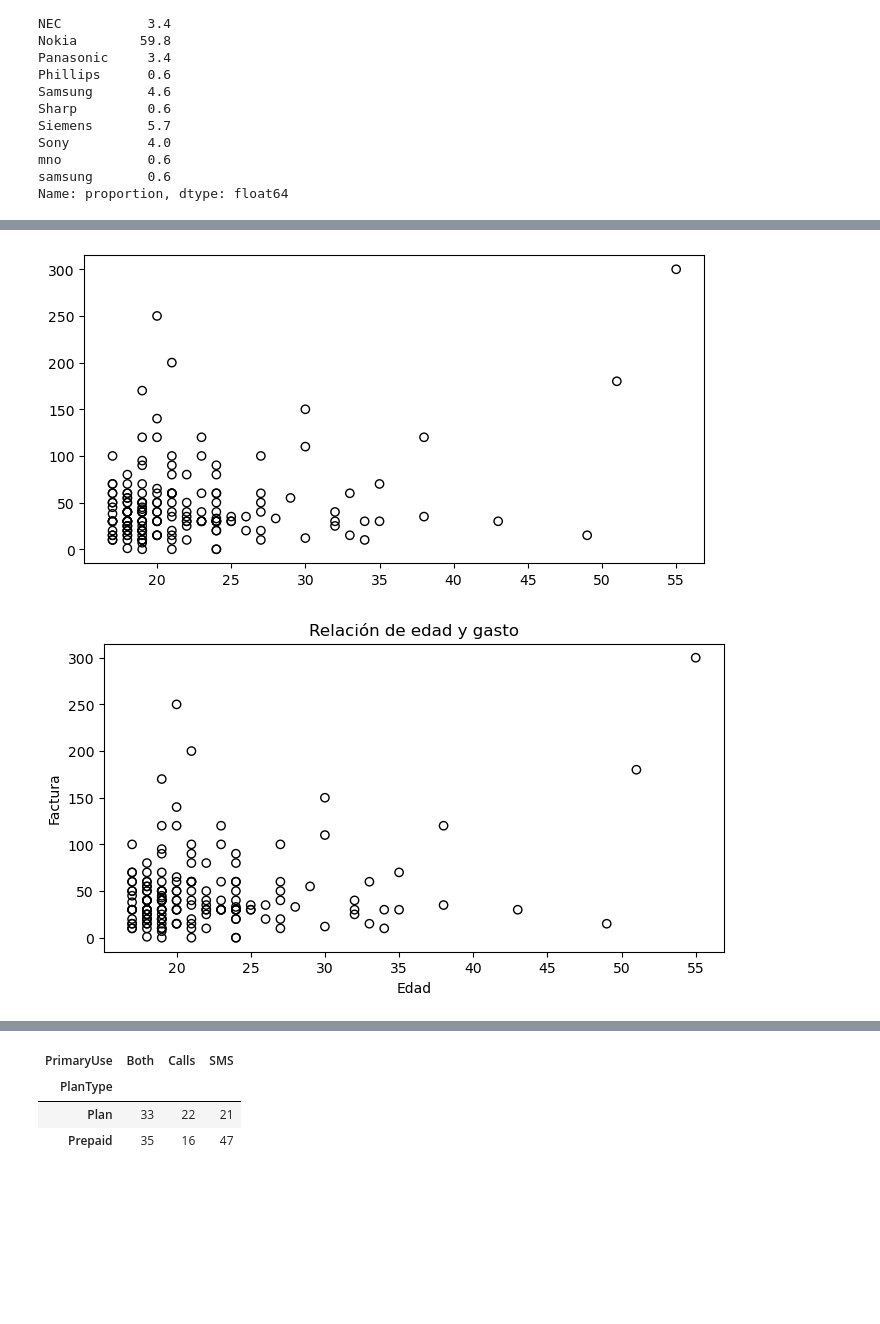
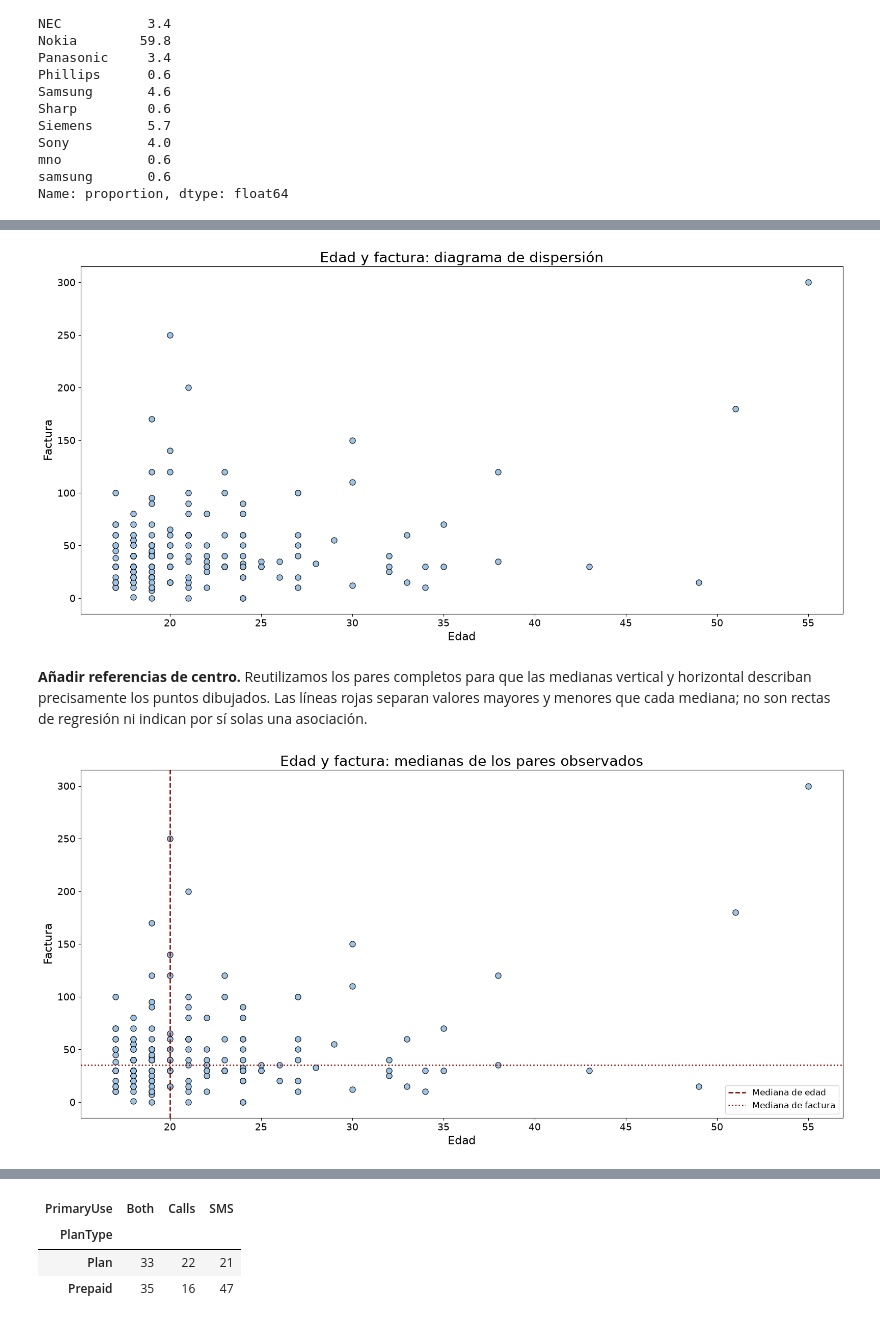
Before and after one commit to guiruha/LaSalle_Estadistica, a Jupyter notebook: sesiones/sesion1/s1.ipynb, the cells around one changed output, grey strips where cells are left out. Drawn from its saved outputs; the diff is of its cells as text; code cells hidden in the pictures; blank space fills up the shorter version.

```diff
--- a/sesiones/sesion1/s1.ipynb
+++ b/sesiones/sesion1/s1.ipynb
@@ -643,8 +774,8 @@ Las columnas de texto se representan como variables categóricas.
 # %%
 datos = pd.read_csv(
-    DATA_PATH / "Mobiles.txt",
-    sep=";", decimal=".", na_values=["NA"], keep_default_na=False,
+    DATA_PATH / 'Mobiles.txt',
+    sep=';', decimal='.', na_values=['NA'], keep_default_na=False,
 )
-for columna in datos.select_dtypes(include="object"):
-    datos[columna] = datos[columna].astype("category")
+for columna in datos.select_dtypes(include=['object', 'str']):
+    datos[columna] = datos[columna].astype('category')
 # %% [markdown]
@@ -685,7 +821,7 @@ También hay campos vacíos que representan datos ausentes. Repetimos la lectura
 # %%
 datos = pd.read_csv(
-    DATA_PATH / "Mobiles.txt",
-    sep=";", decimal=".", na_values=["NA", ""], keep_default_na=False,
+    DATA_PATH / 'Mobiles.txt',
+    sep=';', decimal='.', na_values=['NA', ''], keep_default_na=False,
 )
-for columna in datos.select_dtypes(include="object"):
-    datos[columna] = datos[columna].astype("category")
+for columna in datos.select_dtypes(include=['object', 'str']):
+    datos[columna] = datos[columna].astype('category')
@@ -784,7 +975,7 @@ Volvemos a leer la tabla de móviles con los valores ausentes correctamente iden
 # %%
 datos = pd.read_csv(
-    DATA_PATH / "Mobiles.txt",
-    sep=";", decimal=".", na_values=["NA", ""], keep_default_na=False,
+    DATA_PATH / 'Mobiles.txt',
+    sep=';', decimal='.', na_values=['NA', ''], keep_default_na=False,
 )
-for columna in datos.select_dtypes(include="object"):
-    datos[columna] = datos[columna].astype("category")
+for columna in datos.select_dtypes(include=['object', 'str']):
+    datos[columna] = datos[columna].astype('category')
@@ -1056,13 +1502,32 @@ datos[["Age", "Bill"]].corr().loc["Age", "Bill"]  # Mediante la matriz de correl
 # %%
-fig, ax = plt.subplots()
-_ = ax.scatter(datos["Age"], datos["Bill"], facecolors="none", edgecolors="black")
+pares = datos[['Age', 'Bill']].dropna()
+fig, ax = plt.subplots(figsize=(16, 8))
+_ = ax.scatter(pares['Age'], pares['Bill'], s=65, color='#9fc3e4',
+               edgecolor='black', linewidth=0.8)
+_ = ax.set_title('Edad y factura: diagrama de dispersión', fontsize=20)
+_ = ax.set_xlabel('Edad', fontsize=16)
+_ = ax.set_ylabel('Factura', fontsize=16)
+ax.tick_params(labelsize=14)
+fig.tight_layout()
 plt.show()
 # %% [output]
-[figure, old version]
+[figure, new version]
+# %% [markdown]
+**Añadir referencias de centro.** Reutilizamos los pares completos para que las medianas vertical y horizontal describan precisamente los puntos dibujados. Las líneas rojas separan valores mayores y menores que cada mediana; no son rectas de regresión ni indican por sí solas una asociación.
 # %%
-fig, ax = plt.subplots()
-_ = ax.scatter(datos["Age"], datos["Bill"], facecolors="none", edgecolors="black")
-_ = ax.set(xlabel="Edad", ylabel="Factura", title="Relación de edad y gasto")
+fig, ax = plt.subplots(figsize=(16, 8))
+_ = ax.scatter(pares['Age'], pares['Bill'], s=65, color='#9fc3e4',
+               edgecolor='black', linewidth=0.8)
+_ = ax.axvline(pares['Age'].median(), color='#800000', linestyle='--',
+               linewidth=1.8, label='Mediana de edad')
+_ = ax.axhline(pares['Bill'].median(), color='#800000', linestyle=':',
+               linewidth=1.8, label='Mediana de factura')
+_ = ax.set_title('Edad y factura: medianas de los pares observados', fontsize=20)
+_ = ax.set_xlabel('Edad', fontsize=16)
+_ = ax.set_ylabel('Factura', fontsize=16)
+ax.tick_params(labelsize=14)
+_ = ax.legend(fontsize=12)
+fig.tight_layout()
 plt.show()
 # %% [output]
-[figure, old version]
+[figure, new version]
```
Also changed, not shown: parts of 205 cells of this notebook, 6 other files.
